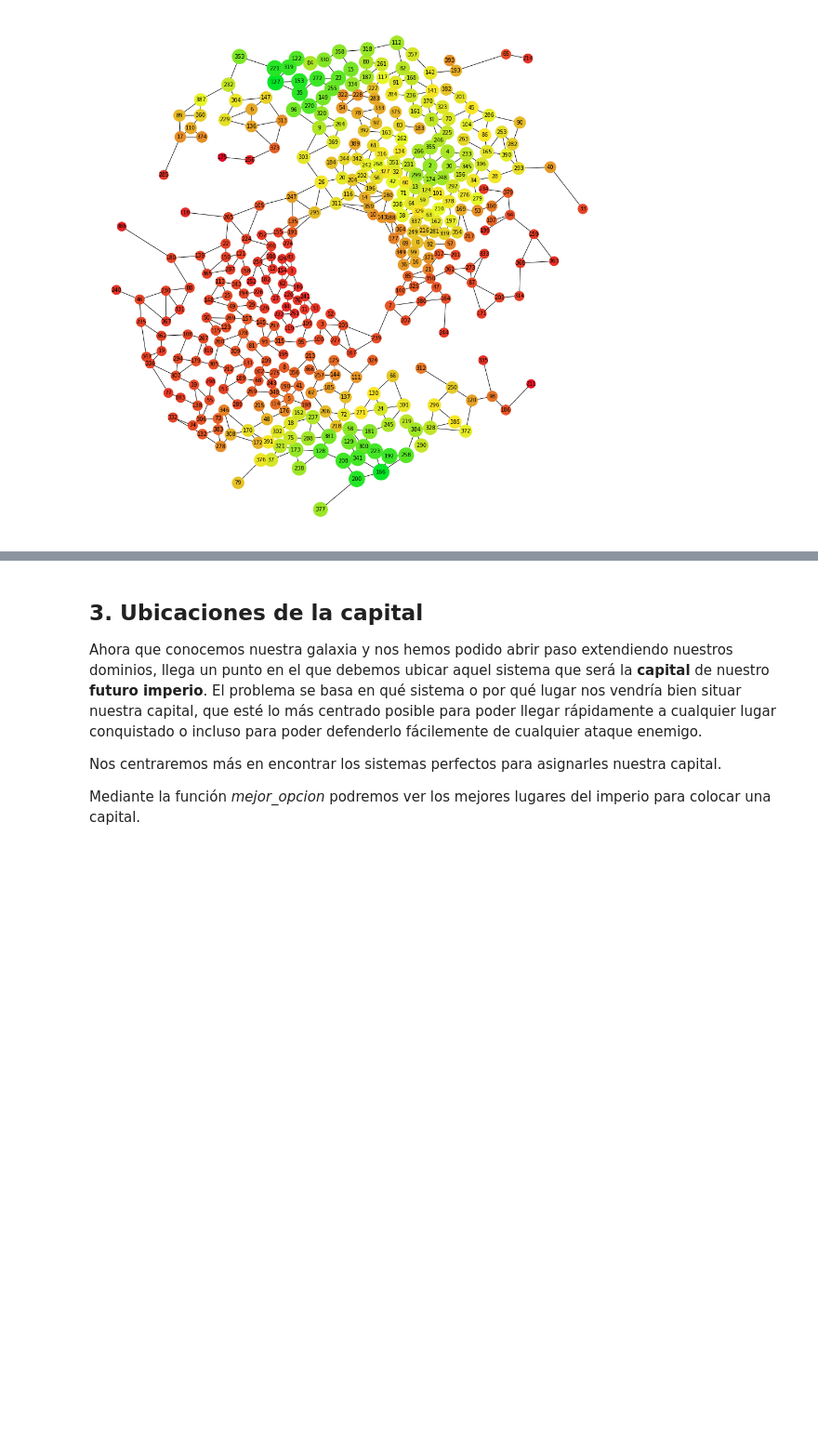
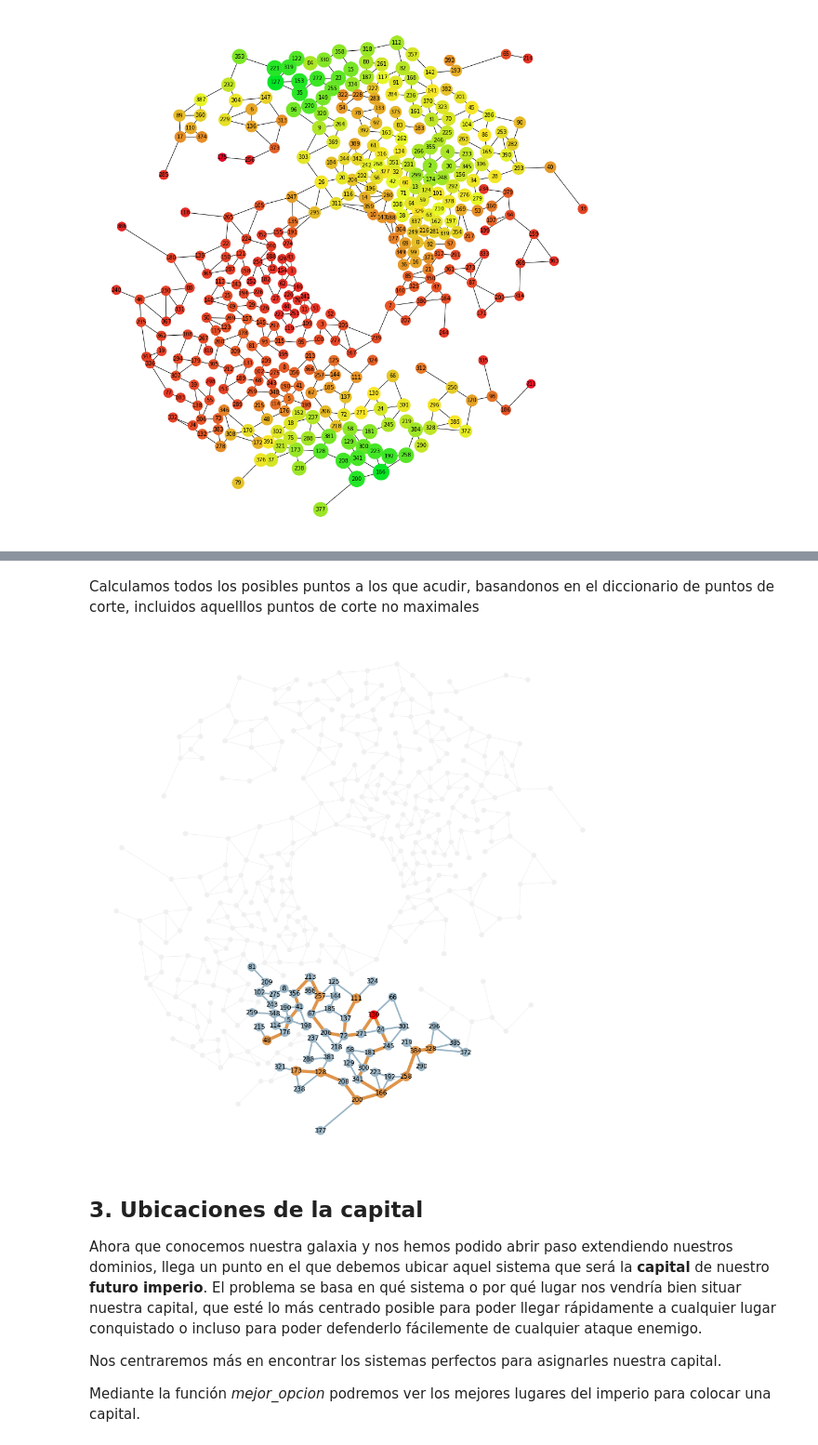
Before and after one commit to LuisMiguelTrinidad/ProyectoMD, a Jupyter notebook: Practica7-MD.ipynb, the cells around one changed output, grey strips where cells are left out. Shown at 93% size. Drawn from its saved outputs; the diff is of its cells as text; code cells hidden in the pictures; blank space fills up the shorter version.

```diff
--- a/Practica7-MD.ipynb
+++ b/Practica7-MD.ipynb
@@ -373,0 +378,17 @@ nx.draw(mapa_completo,with_labels=True, pos=nodo_posiciones, font_size=10, node_
+# %% [markdown]
+Calculamos todos los posibles puntos a los que acudir, basandonos en el diccionario de puntos de corte, incluidos aquelllos puntos de corte no maximales
+# %%
+def destinos_posibles(grafo: nx.Graph, puntoinicio: int,participantes: int):
+    grafoaux = grafo.copy()
+    distancias, caminos = nx.single_source_dijkstra(grafoaux, puntoinicio)
+    limite = topedist(grafo, participantes)
+    destinos = puntos_de_corte_y_aislamiento(grafo)
+    for r in distancias:
+        if(distancias[r]>limite):
+            grafoaux.remove_node(r)
+        if (r not in destinos or distancias[r]>limite):
+            caminos.pop(r)
+
+    return grafoaux, caminos
+# %%
+subg, caminos = destinos_posibles(mapa_completo, 130, 10)
@@ -373,0 +397,35 @@ nx.draw(mapa_completo,with_labels=True, pos=nodo_posiciones, font_size=10, node_
+# %%
+conjunto = set()
+for r in caminos:
+    if caminos[r][-1] in puntos_corte_g:
+        conjunto.update([(caminos[r][k], caminos[r][k+1]) for k in range(len(caminos[r])-1)])
+nodo_colores = [
+    "#DF954B" if (r in puntos_corte_g and r in subg.nodes())
+    else "red" if r == 130
+    else "#9AB5C6" if r in subg.nodes()
+    else "#F0F0F0" for r in mapa_completo.nodes()]
+arista_colores = [
+    "#DF954B" if ((r[0],r[1]) in conjunto or (r[1],r[0]) in conjunto)
+    else "#9AB5C6" if r in subg.edges()
+    else  "#F0F0F0" for r in mapa_completo.edges()]
+arista_tamano = [
+    6 if ((r[0],r[1]) in conjunto or (r[1],r[0]) in conjunto)
+    else 3 if r in subg.edges()
+    else 1 for r in mapa_completo.edges()]
+nodo_etiquetas={r: r if r in subg.nodes() else "" for r in mapa_completo.nodes()}
+nodo_tamano = [
+    300 if r in subg.nodes() and r in puntos_corte_g
+    else 250 if r in subg.nodes()
+    else 70 for r in mapa_completo.nodes()]
+plt.figure(figsize=(13.4,13.4))
+nx.draw(
+    mapa_completo,
+    node_size=nodo_tamano,
+    labels=nodo_etiquetas,
+    pos=nodo_posiciones,
+    node_color=nodo_colores,
+    edge_color=arista_colores,
+    width=arista_tamano
+)
+# %% [output]
+[figure, added]
```
Also changed, not shown: parts of 4 cells of this notebook, 1 other file.
